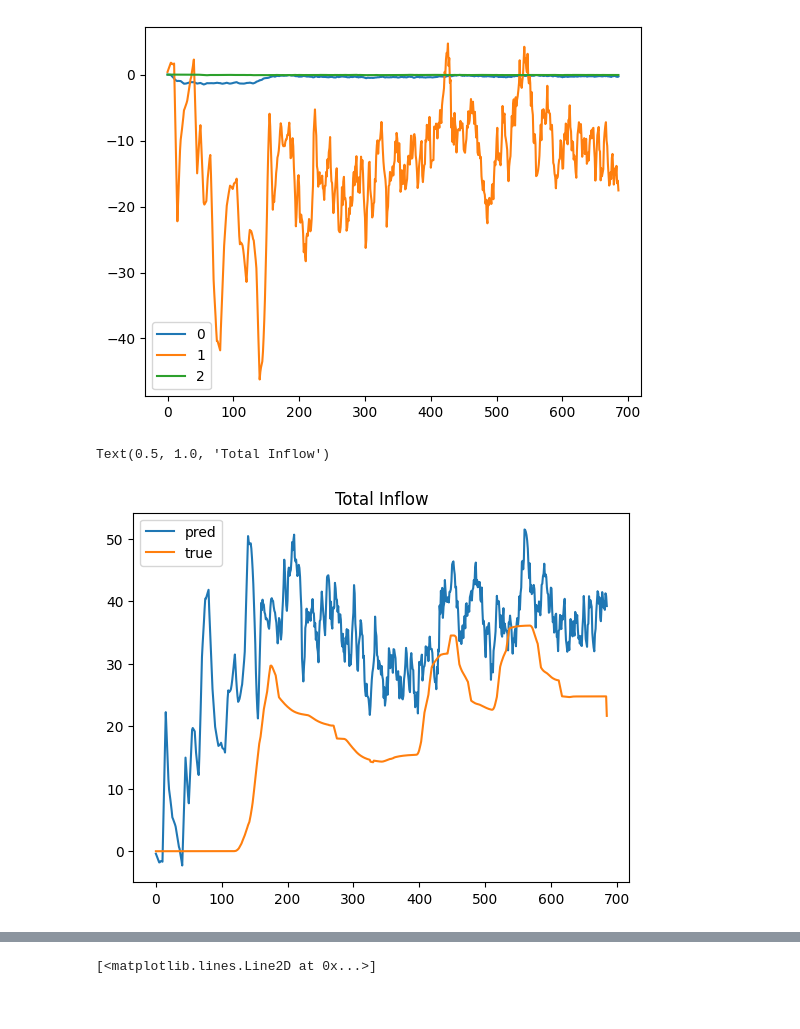
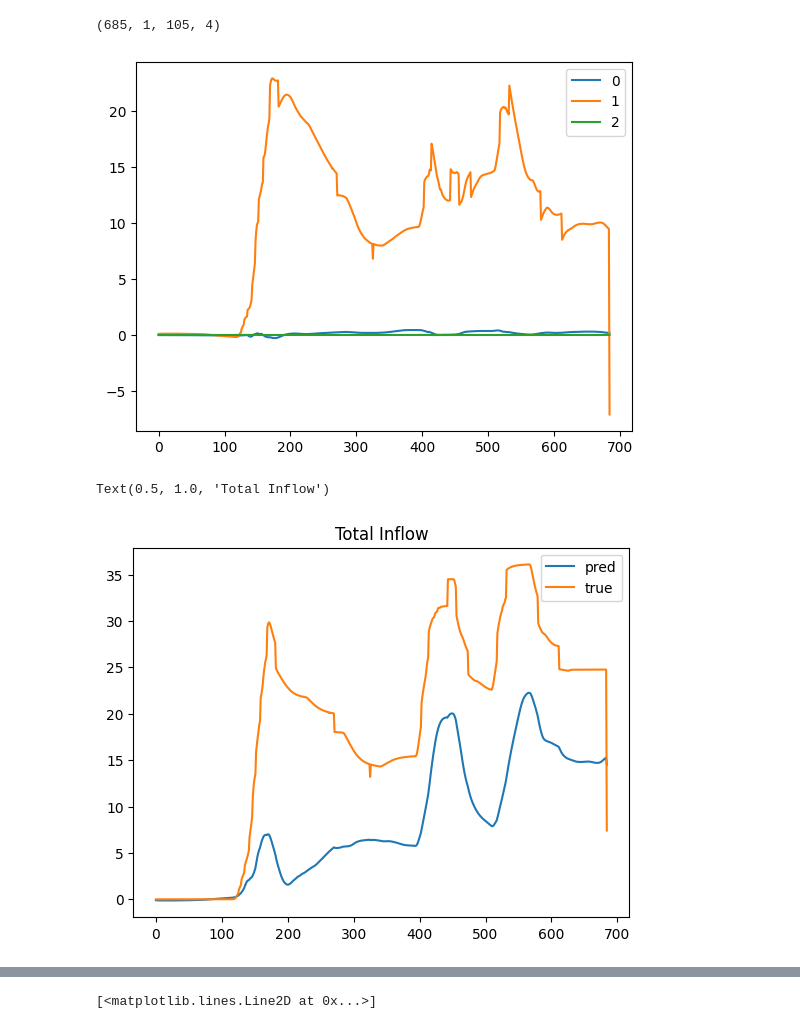
Before and after one commit to Zhiyu014/GNN-UDS, a Jupyter notebook: surrogate/test.ipynb, the cells around one changed output, grey strips where cells are left out. Drawn from its saved outputs; the diff is of its cells as text; code cells hidden in the pictures.

```diff
--- a/surrogate/test.ipynb
+++ b/surrogate/test.ipynb
@@ -3,7 +3,7 @@ import numpy as np
 import os
 import matplotlib.pyplot as plt
 # %%
-cwd = './results/shunqing/5s_res_norm_roll'
+cwd = './results/shunqing/5s_norm_res_roll/'
 files = [file for file in os.listdir(cwd) if file.endswith('.npy')]
 events = list(set(['_'.join(file.split('_')[:2]) for file in files]))
 # %%
@@ -12,20 +12,24 @@ r = np.load(os.path.join(cwd,event+'_runoff.npy'))
 true = np.load(os.path.join(cwd,event+'_true.npy'))
 pred = np.load(os.path.join(cwd,event+'_pred.npy'))
 err = true - pred
+# %%
+true.shape
+# %% [output]
+(685, 1, 105, 4)
 # %%
 # true = np.load(os.path.join(cwd,event+'_true.npy'))
 for i in range(3):
     plt.plot(err.mean(axis=1).mean(axis=1)[:,i],label=i)
     plt.legend()
 # %% [output]
-[figure, old version]
+[figure, new version]
 # %%
 plt.plot(pred.mean(axis=1).mean(axis=1)[:,1],label='pred')
-plt.plot(true.mean(axis=1).mean(axis=1)[:,1],label='true')
+plt.plot(true[:,0,...].mean(axis=1)[:,1],label='true')
 plt.legend()
 plt.title('Total Inflow')
 # %% [output]
 Text(0.5, 1.0, 'Total Inflow')
-[figure, old version]
+[figure, new version]
 # %%
 plt.plot(pred.mean(axis=1).mean(axis=1)[:,0],label='pred')
```
Also changed, not shown: parts of 9 cells of this notebook, 20 other files.
